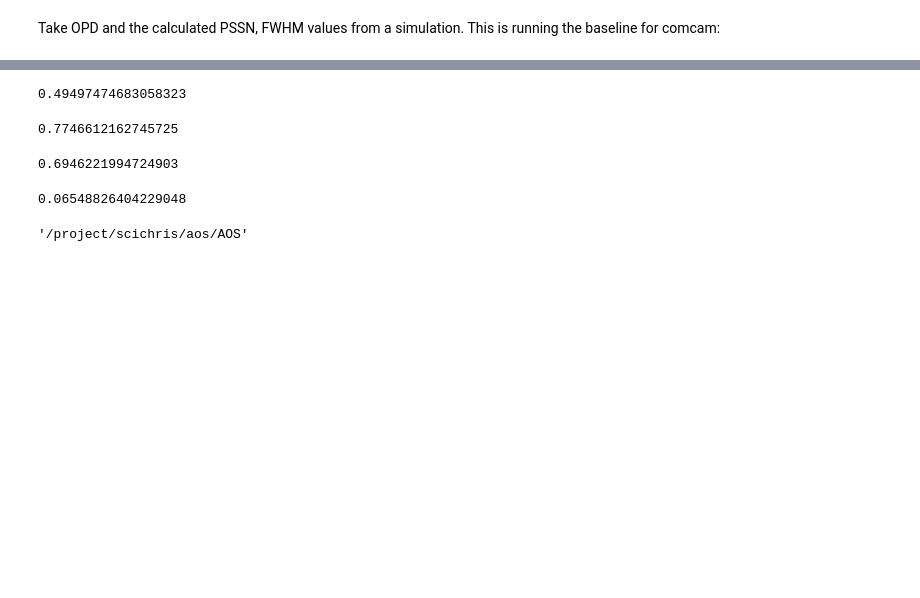
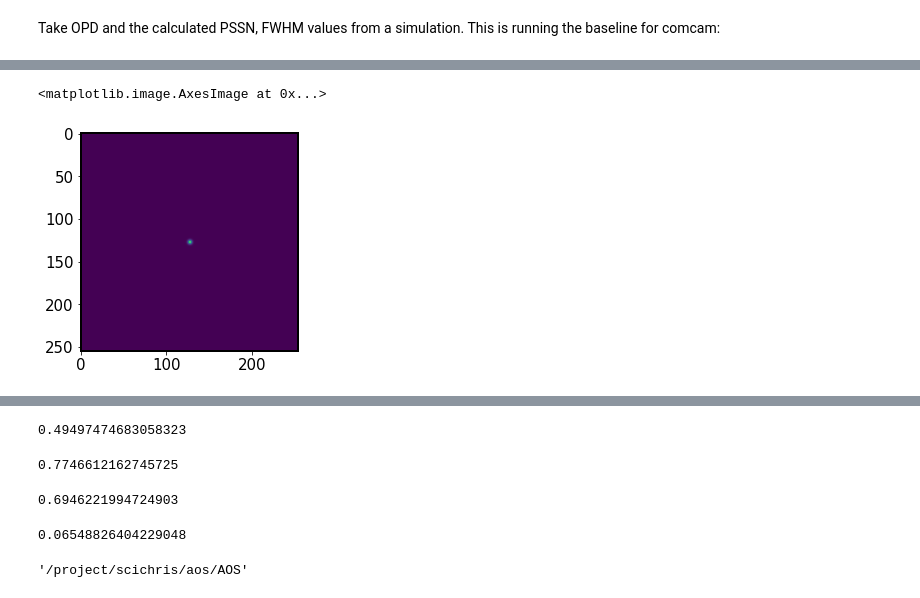
Before and after one commit to suberlak/AOS, a Jupyter notebook: AOS_OPD_FWHM_PSSN.ipynb, the cells around one changed output, grey strips where cells are left out. Cells and saved outputs as stored; diff of their text form; code cells hidden in the pictures; blank space fills up the shorter version.

```diff
--- a/AOS_OPD_FWHM_PSSN.ipynb
+++ b/AOS_OPD_FWHM_PSSN.ipynb
@@ -117,0 +208,36 @@ import numpy as np
+# %%
+# According to the `starPhosimlog` file , the zenith angle in this
+# simulation was 36.7557
+
+zAngleInDeg = 36.7557  # zenith angle  default value
+
+# Now calc_pssn renames some variables
+array = opdRmPTT
+wlum = wavelengthInUm
+aType="opd"
+D=8.36 #  Side length of OPD image in meter
+r0inmRef=0.1382 # Fidicial atmosphere r0 @ 500nm in meter, Konstantinos uses 0.20.
+zen=zAngleInDeg # Telescope zenith angle in degree.
+pmask=0
+imagedelta=0
+fno=1.2335
+debugLevel=3
+# %%
+# Squeeze the array if necessary
+if array.ndim == 3:
+    array2D = array[0, :, :].squeeze()
+
+# Get the k value (magnification ratio used in creating MTF)
+#  if aType == "opd":
+# if array2D doesn't exist since ndim == 2 :
+m = max(array.shape)
+k = 1
+# %%
+from lsst.ts.phosim.utils import MetroTool
+# Get the modulation transfer function with the van Karman power spectrum
+mtfa = MetroTool.createMTFatm(D, m, k, wlum, zen, r0inmRef, model="vonK")
+# %%
+plt.imshow(mtfa)
+# %% [output]
+<matplotlib.image.AxesImage at 0x...>
+[figure, added]
```
Also changed, not shown: parts of 23 cells of this notebook.
